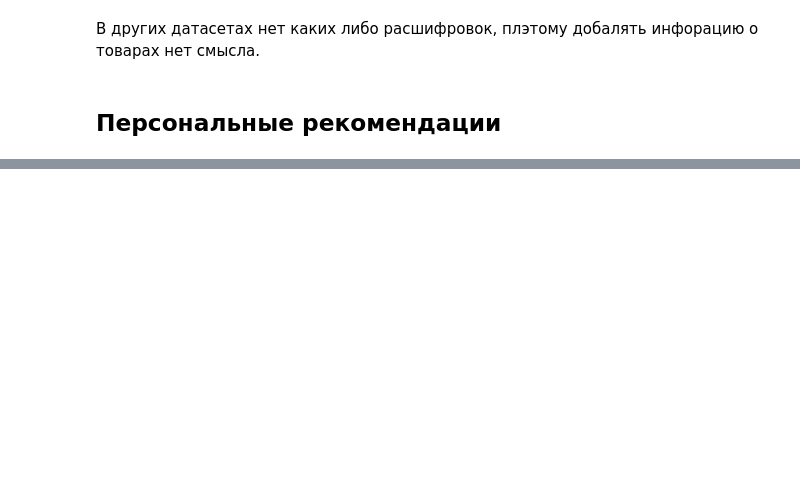
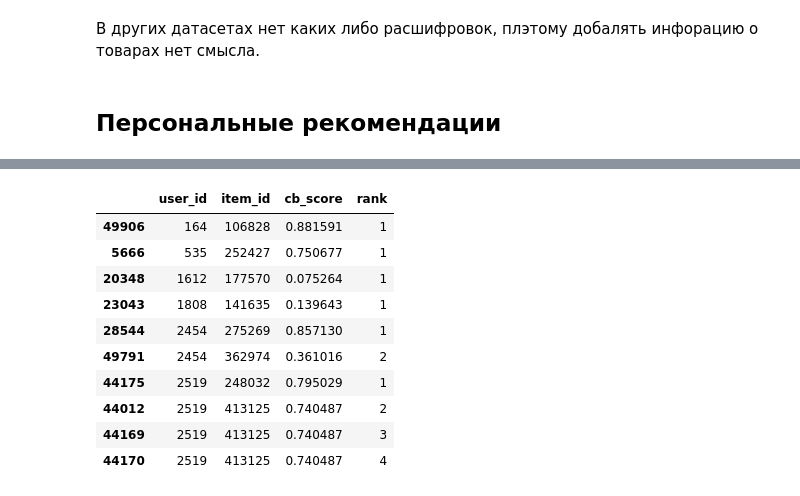
Before and after one commit to RumKam/mle-pr-final, a Jupyter notebook: notebooks/main_research.ipynb, the cells around one changed output, grey strips where cells are left out. Cells and saved outputs as stored; diff of their text form; code cells hidden in the pictures; blank space fills up the shorter version.

```diff
--- a/notebooks/main_research.ipynb
+++ b/notebooks/main_research.ipynb
@@ -961,0 +1255,30 @@ top_k_pop_items.to_csv('../recommendation/top_popular.csv', index=False)
+# %%
+# Создадим датасет для катбуста
+inference_data = Pool(data=candidates_to_rank[features], cat_features=cat_features)
+# Получим вероятности
+predictions = cb_model.predict_proba(inference_data)
+
+# Создадим признак с вероятностями базовой модели
+candidates_to_rank["cb_score"] = predictions[:, 1]
+# %%
+# Для каждого пользователя проставляем rank, начиная с 1 — это максимальный cb_score
+candidates_to_rank = candidates_to_rank.sort_values(["user_id", "cb_score"], ascending=[True, False])
+candidates_to_rank["rank"] = candidates_to_rank.groupby("user_id").cumcount() + 1
+
+# Отранжируем рекомендации
+candidates_to_rank["rank"] = candidates_to_rank.groupby("user_id").cumcount() + 1
+# %%
+# Посмотрим на результат
+candidates_to_rank[['user_id','item_id','cb_score','rank']].head(10)
+# %% [output]
+|  | user_id | item_id | cb_score | rank |
+| 49906 | 164 | 106828 | 0.881591 | 1 |
+| 5666 | 535 | 252427 | 0.750677 | 1 |
+| 20348 | 1612 | 177570 | 0.075264 | 1 |
+| 23043 | 1808 | 141635 | 0.139643 | 1 |
+| 28544 | 2454 | 275269 | 0.857130 | 1 |
+| 49791 | 2454 | 362974 | 0.361016 | 2 |
+| 44175 | 2519 | 248032 | 0.795029 | 1 |
+| 44012 | 2519 | 413125 | 0.740487 | 2 |
+| 44169 | 2519 | 413125 | 0.740487 | 3 |
+| 44170 | 2519 | 413125 | 0.740487 | 4 |
```
Also changed, not shown: parts of 62 cells of this notebook, 11 other files.
